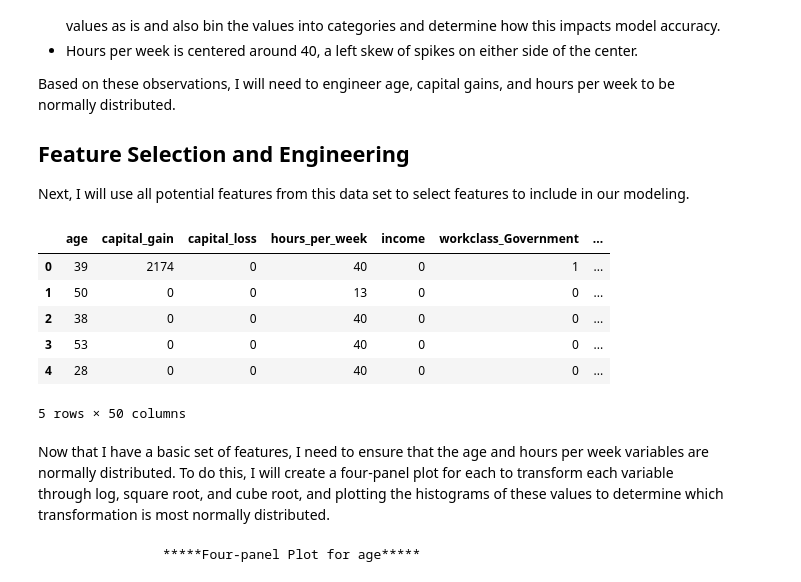
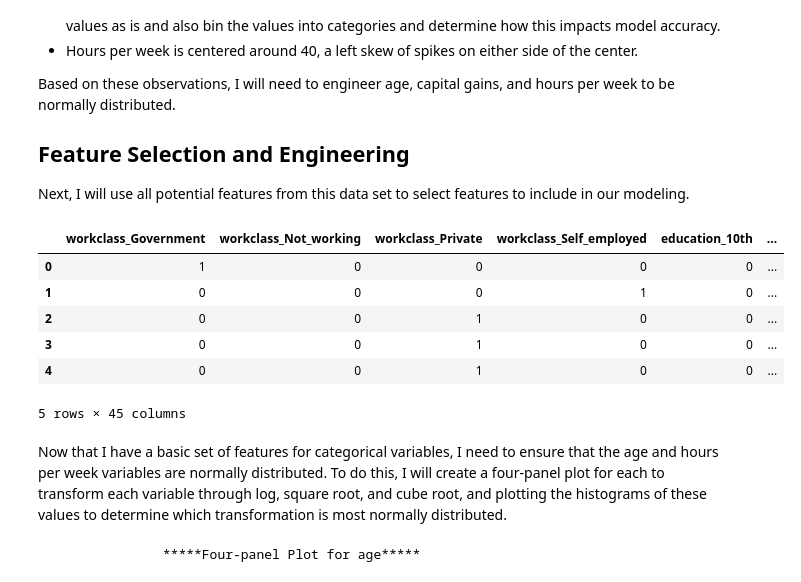
Before and after one commit to ephs08kmp/capstone_projects, a Jupyter notebook: Capstone 3 Income Data.ipynb, the cells around one changed output. Saved outputs shown, nothing was run; the diff lists cells and outputs as text; code cells hidden in the pictures.

```diff
--- a/Capstone 3 Income Data.ipynb
+++ b/Capstone 3 Income Data.ipynb
@@ -632,19 +632,19 @@ Based on these observations, I will need to engineer age, capital gains, and hou
 ## Feature Selection and Engineering
 Next, I will use all potential features from this data set to select features to include in our modeling.
 # %%
-# Making new Features data frame and creating dummy variables for categorical features
-features = pd.get_dummies(inc)
-features.head()
+# Creating dummy variables for categorical features
+dummies = pd.get_dummies(inc.select_dtypes(include='object'))
+dummies.head()
 # %% [output]
-|  | age | capital_gain | capital_loss | hours_per_week | income | workclass_Government | ... |
-| 0 | 39 | 2174 | 0 | 40 | 0 | 1 | ... |
-| 1 | 50 | 0 | 0 | 13 | 0 | 0 | ... |
-| 2 | 38 | 0 | 0 | 40 | 0 | 0 | ... |
-| 3 | 53 | 0 | 0 | 40 | 0 | 0 | ... |
-| 4 | 28 | 0 | 0 | 40 | 0 | 0 | ... |
+|  | workclass_Government | workclass_Not_working | workclass_Private | workclass_Self_employed | education_10th | ... |
+| 0 | 1 | 0 | 0 | 0 | 0 | ... |
+| 1 | 0 | 0 | 0 | 1 | 0 | ... |
+| 2 | 0 | 0 | 1 | 0 | 0 | ... |
+| 3 | 0 | 0 | 1 | 0 | 0 | ... |
+| 4 | 0 | 0 | 1 | 0 | 0 | ... |
-5 rows × 50 columns
+5 rows × 45 columns
 # %% [markdown]
-Now that I have a basic set of features, I need to ensure that the age and hours per week variables are normally distributed.  To do this, I will create a four-panel plot for each to transform each variable through log, square root, and cube root, and plotting the histograms of these values to determine which transformation is most normally distributed.
+Now that I have a basic set of features for categorical variables, I need to ensure that the age and hours per week variables are normally distributed.  To do this, I will create a four-panel plot for each to transform each variable through log, square root, and cube root, and plotting the histograms of these values to determine which transformation is most normally distributed.
 # %%
 # Making a four-panel plot for each continuous variable
 for col in ['age', 'hours_per_week']:
```
Also changed, not shown: parts of 15 cells of this notebook.
